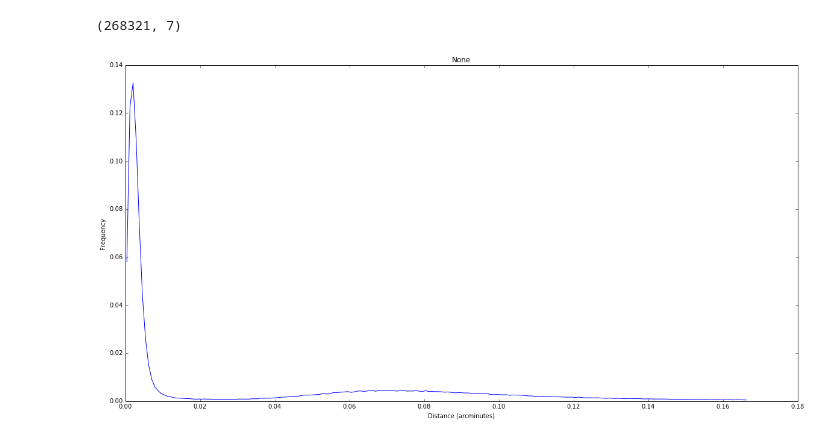
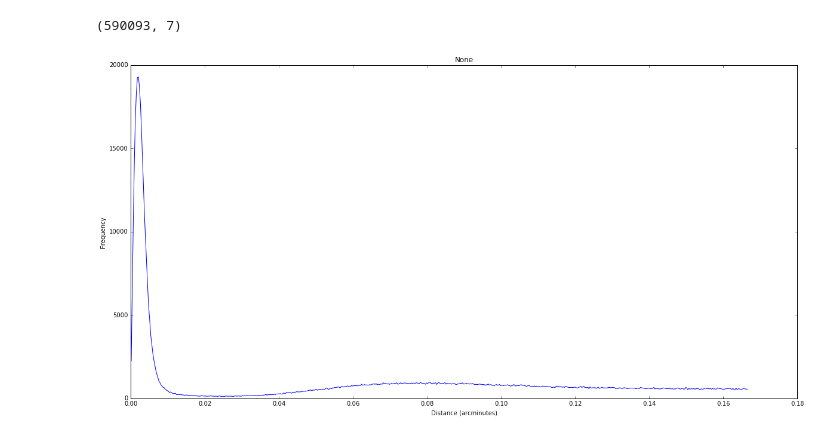
Before and after one commit to calumhrmurray/MPhysProject, a Jupyter notebook: match_catalogs/mgs_multiwavelength_checks.ipynb, the cells around one changed output. Saved outputs shown, nothing was run; the diff lists cells and outputs as text; code cells hidden in the pictures.

```diff
--- a/match_catalogs/mgs_multiwavelength_checks.ipynb
+++ b/match_catalogs/mgs_multiwavelength_checks.ipynb
@@ -5,15 +7,15 @@ import matplotlib.pyplot as plt
 plt.rcParams['agg.path.chunksize'] = 10000
 # %%
 def plot_hist(array,bin_num):
-    weights = np.ones_like(array)/len(array)
-    n, bins, patches = plt.hist(array,bins=bin_num,weights=weights)
+    n, bins, patches = plt.hist(array,bins=bin_num)
     plt.close()
     return bins, n
 # %%
-def make_graphs(file_str, nbins, title_str = None, save_str = 'images/null'):
+def make_graphs(file_str, nbins, title_str = None, save_str = 'images/null', x_lim = None):
     array = np.load(file_str)
     print(array.shape)
     bins, n = plot_hist([row[1] for row in array],nbins)
+
 
     step = 0.5*(bins[1]-bins[0])
 
@@ -22,9 +24,10 @@ def make_graphs(file_str, nbins, title_str = None, save_str = 'images/null'):
     plt.xlabel('Distance (arcminutes)')
     plt.ylabel('Frequency')
     plt.title(title_str)
+    plt.xlim(0,x_lim)
     plt.savefig(save_str)
 # %%
-make_graphs('/home/calum/Documents/Mphys_data/mgs_multiwavelength/xmatch_sdss.npy',200)
+make_graphs('/home/calum/Documents/Mphys_data/mgs_multiwavelength/xmatch_all_sdss.npy',600)
 # %% [output]
-(268321, 7)
+(590093, 7)
-[figure, old version]
+[figure, new version]
```
Also changed, not shown: parts of 4 cells of this notebook, 15 other files.
